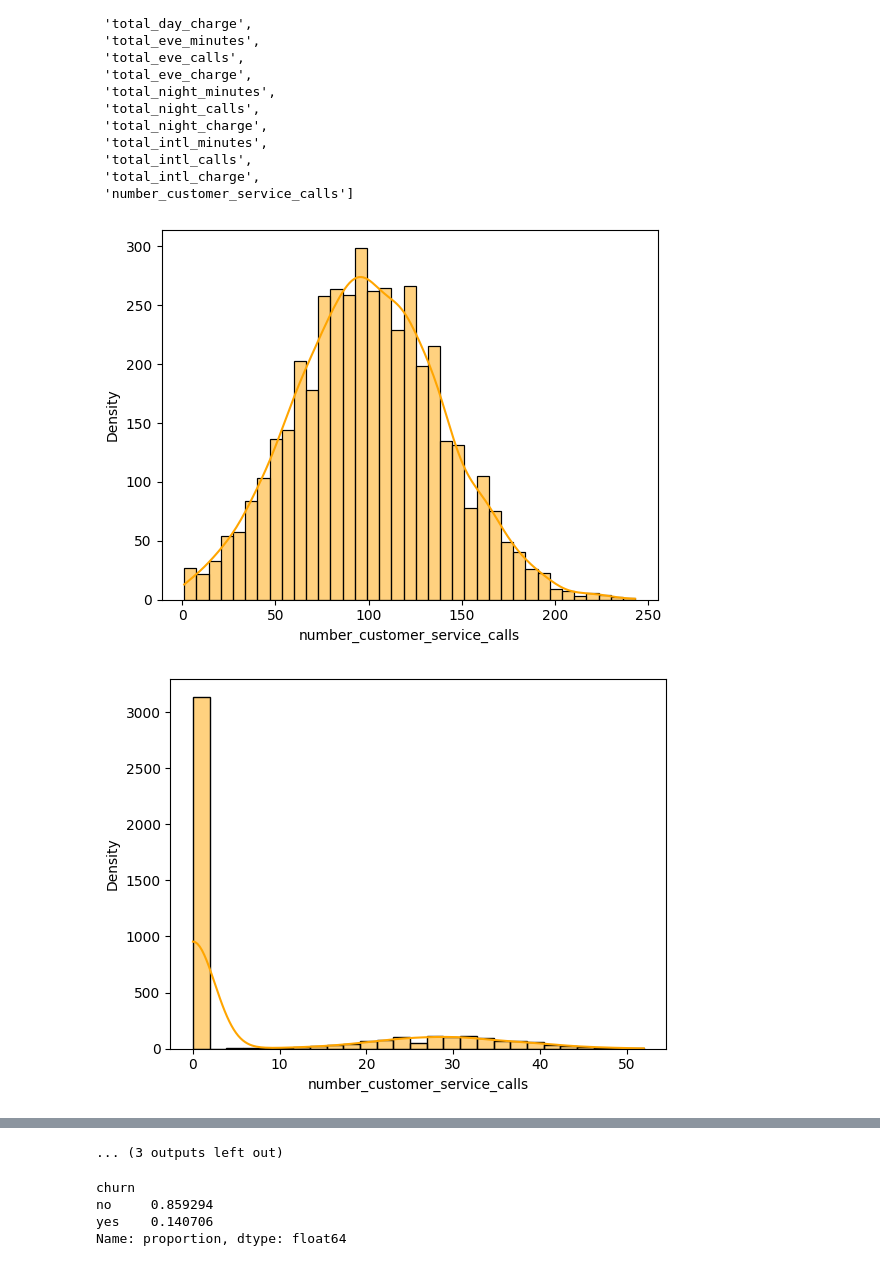
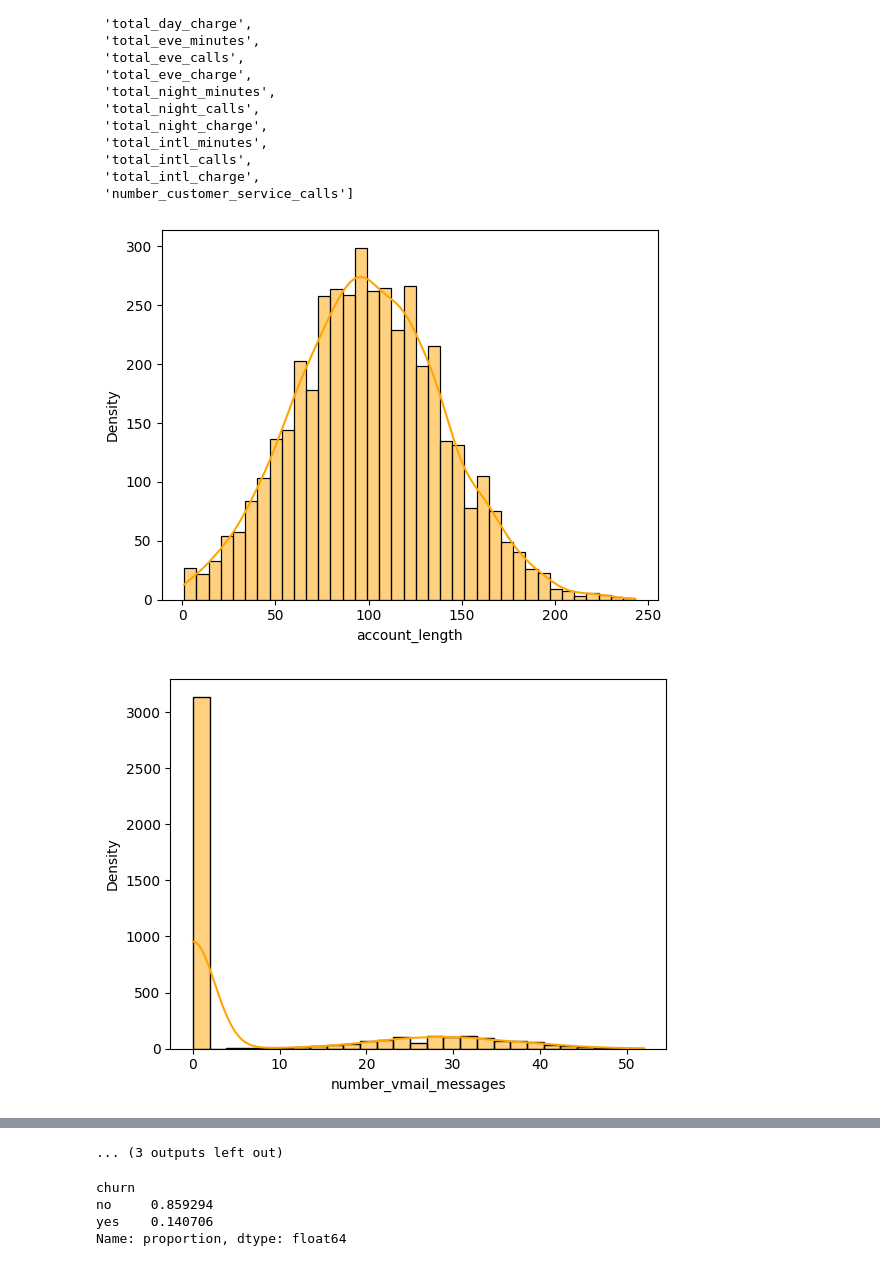
Before and after one commit to chuannarongvat/internship_c_dataset_1, a Jupyter notebook: notebooks/1_baseline.ipynb, the cells around one changed output, grey strips where cells are left out. Cells and saved outputs as stored; diff of their text form; code cells hidden in the pictures.

```diff
--- a/notebooks/1_baseline.ipynb
+++ b/notebooks/1_baseline.ipynb
@@ -187,9 +269,9 @@ num_cols
 # %%
 for i, c in enumerate(num_cols):
     sns.histplot(df_cleaned[c], kde=True, color='orange')
-    plt.xlabel(feature)
+    plt.xlabel(num_cols[i])
     plt.ylabel('Density')
     plt.show()
 # %% [output]
-[figure, old version]
+[figure, new version]
-[figure, old version]
+[figure, new version]
```
Also changed, not shown: parts of 26 cells of this notebook.
